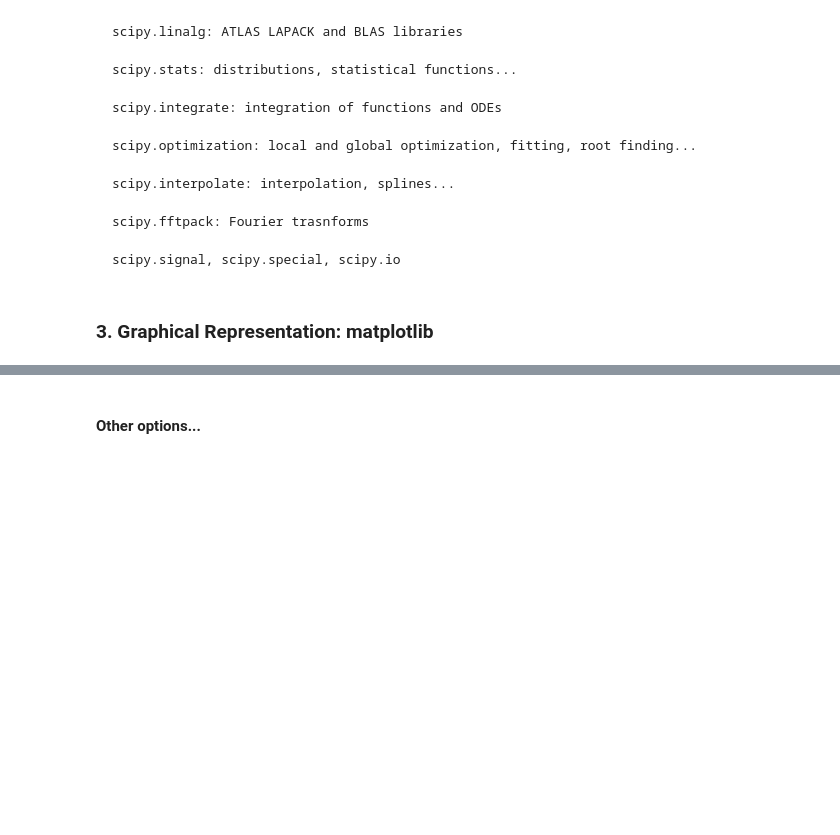
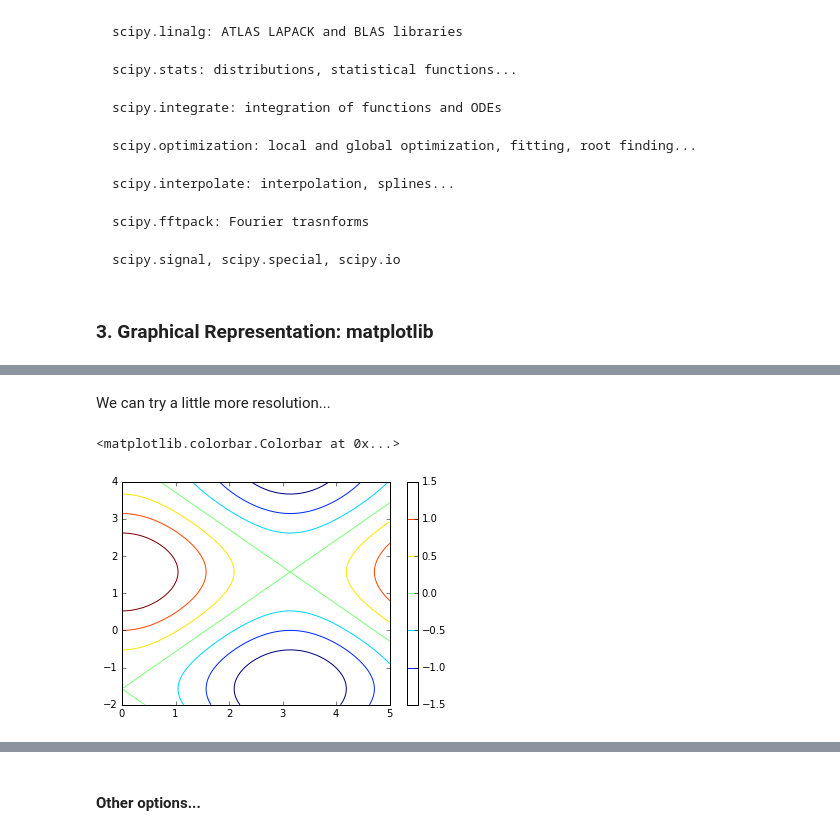
Before and after one commit to AeroPython/basic-python-packages-for-science, a Jupyter notebook: Basic Python Packages for Science.ipynb, the cells around one changed output, grey strips where cells are left out. Drawn from its saved outputs; the diff is of its cells as text; code cells hidden in the pictures; blank space fills up the shorter version.

```diff
--- a/Basic Python Packages for Science.ipynb
+++ b/Basic Python Packages for Science.ipynb
@@ -375,0 +449,12 @@ import matplotlib.pyplot as plt
+# %% [markdown]
+We can try a little more resolution...
+# %%
+x_1d = np.linspace(0, 5, 100)
+y_1d = np.linspace(-2, 4, 100)
+X, Y = np.meshgrid(x_1d, y_1d)
+Z = funcion(X,Y)
+plt.contour(X, Y, Z)
+plt.colorbar()
+# %% [output]
+<matplotlib.colorbar.Colorbar at 0x...>
+[figure, added]
```
Also changed, not shown: parts of 75 cells of this notebook, 3 other files.
